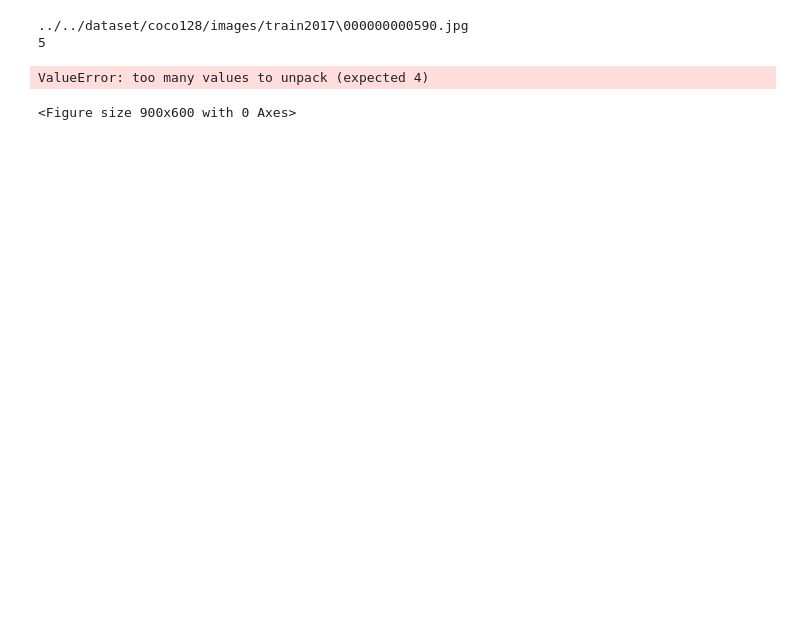
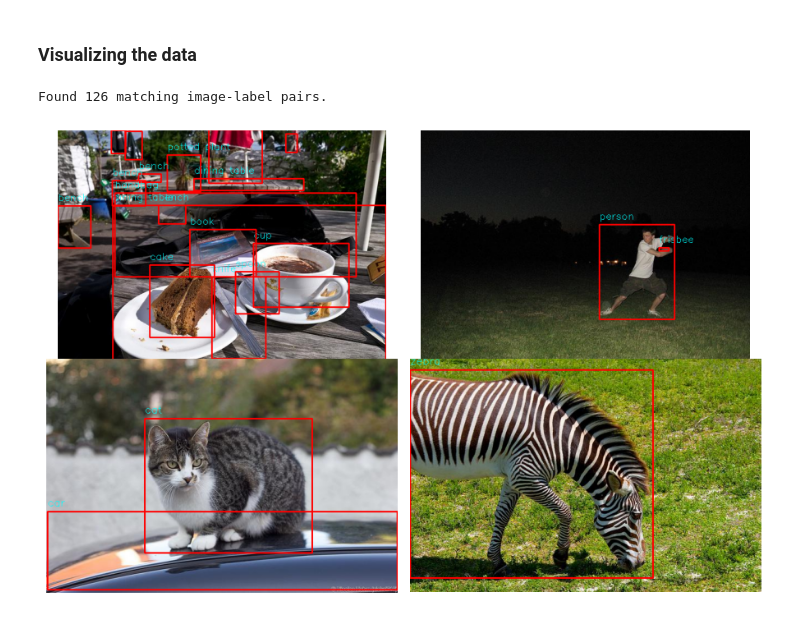
Before and after one commit to HCIMaker/yolov5, a Jupyter notebook: My_dev/Image_Review.ipynb, the cells around one changed output. Saved outputs shown, nothing was run; the diff lists cells and outputs as text; code cells hidden in the pictures; blank space fills up the shorter version.

```diff
--- a/My_dev/Image_Review.ipynb
+++ b/My_dev/Image_Review.ipynb
@@ -11,15 +8,23 @@ import matplotlib.pyplot as plt
 import random
 import cv2
 import util
+# %% [markdown]
+### Visualizing the data
+# %%
+# Load the coco128.yaml file
+yaml_file_path = '../data/coco128.yaml'
+coco128_data = util.load_yaml(yaml_file_path)
+
+# Extract class names from the yaml data
+class_names = coco128_data['names']
 # %%
 # Visualize the dataset
-util.plot(
+all_images,all_labels = util.plot(
     image_paths='../../dataset/coco128/images/train2017',
-    label_paths='../../dataset/coco128/labels/train2017/*.txt',
-    num_samples=4
+    label_paths='../../dataset/coco128/labels/train2017',
+    num_samples=4,
+    class_names=class_names
 )
 # %% [output]
-../../dataset/coco128/images/train2017\000000000590.jpg
-5
+Found 126 matching image-label pairs.
-ValueError: too many values to unpack (expected 4)
-<Figure size 900x600 with 0 Axes>
+[figure, added]
```
Also changed, not shown: parts of 1 cell of this notebook, 1 other file.
